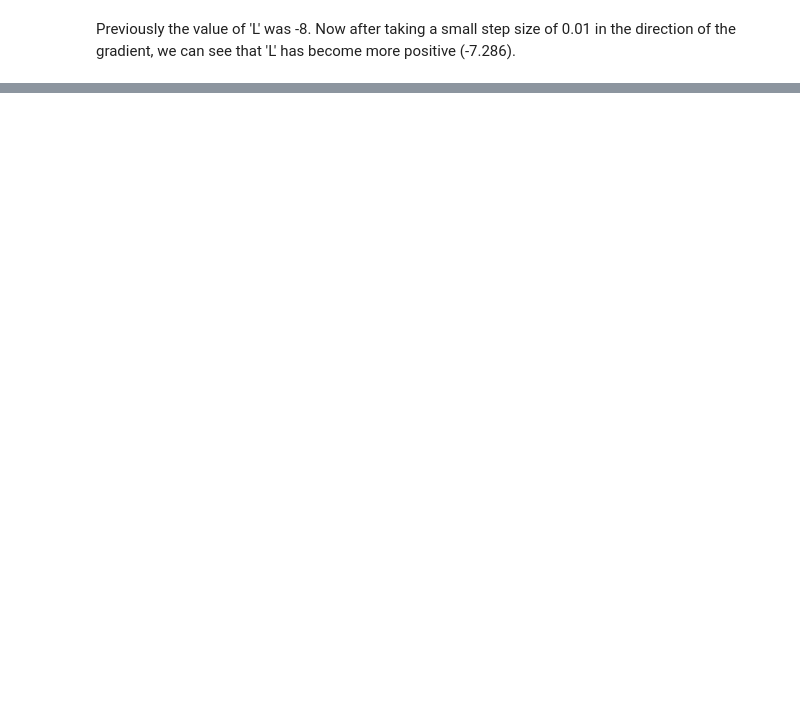
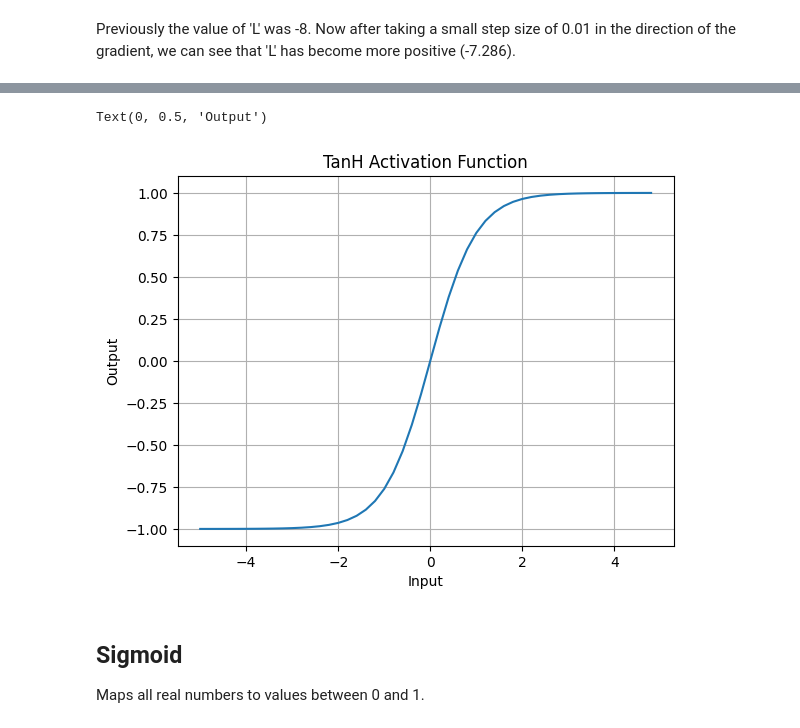
Before and after one commit to rkaushick-neu/micrograd, a Jupyter notebook: micrograd_notebook.ipynb, the cells around one changed output, grey strips where cells are left out. Drawn from its saved outputs; the diff is of its cells as text; code cells hidden in the pictures; blank space fills up the shorter version.

Commit message:
Added new basic neuiral network and added different types of activation functions

```diff
--- a/micrograd_notebook.ipynb
+++ b/micrograd_notebook.ipynb
@@ -475,0 +474,14 @@ plt.plot(np.arange(-5,5,0.2), np.tanh(np.arange(-5,5,0.2))); plt.grid();
+# %%
+x = np.arange(-5,5,0.2)
+# %%
+# tanh
+plt.plot(x, np.tanh(x)); plt.grid()
+plt.title('TanH Activation Function')
+plt.xlabel('Input')
+plt.ylabel('Output')
+# %% [output]
+Text(0, 0.5, 'Output')
+[figure, added]
+# %% [markdown]
+## Sigmoid
+Maps all real numbers to values between 0 and 1.
```
Also changed, not shown: parts of 12 cells of this notebook, 1 other file.
